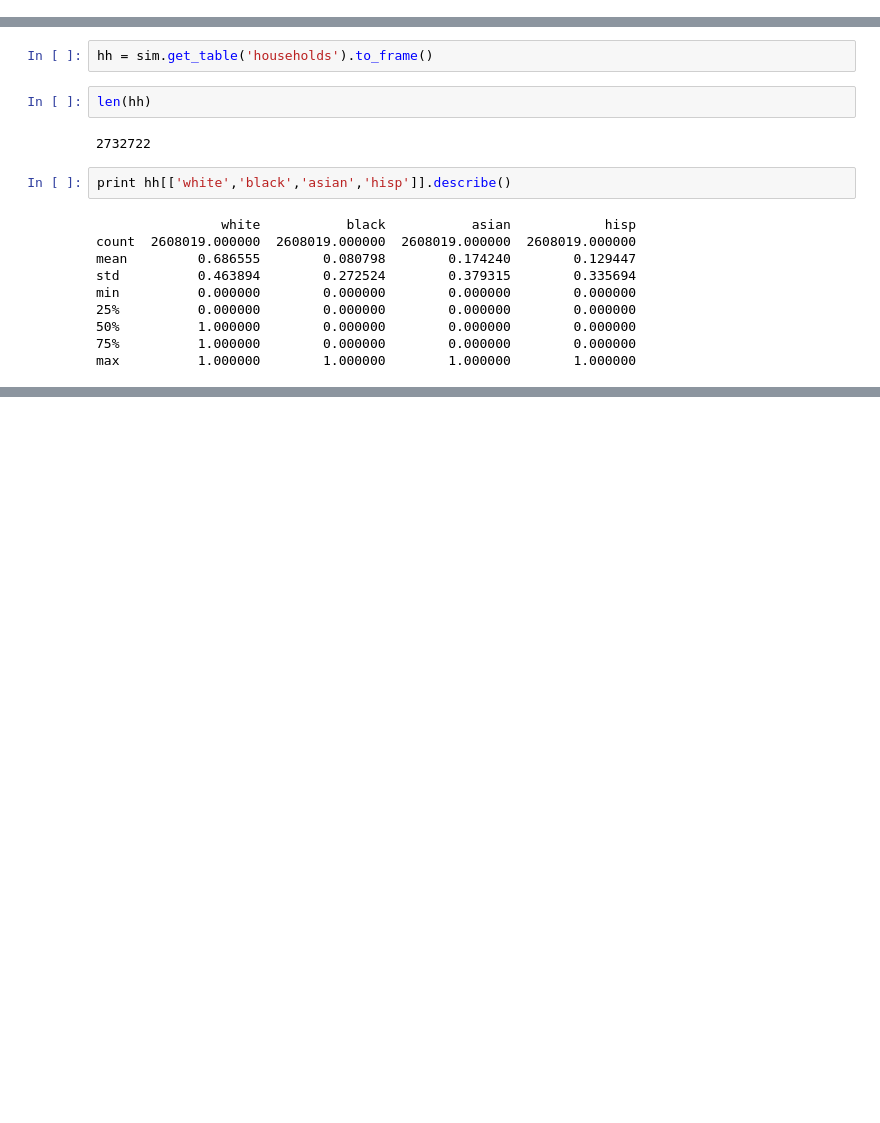
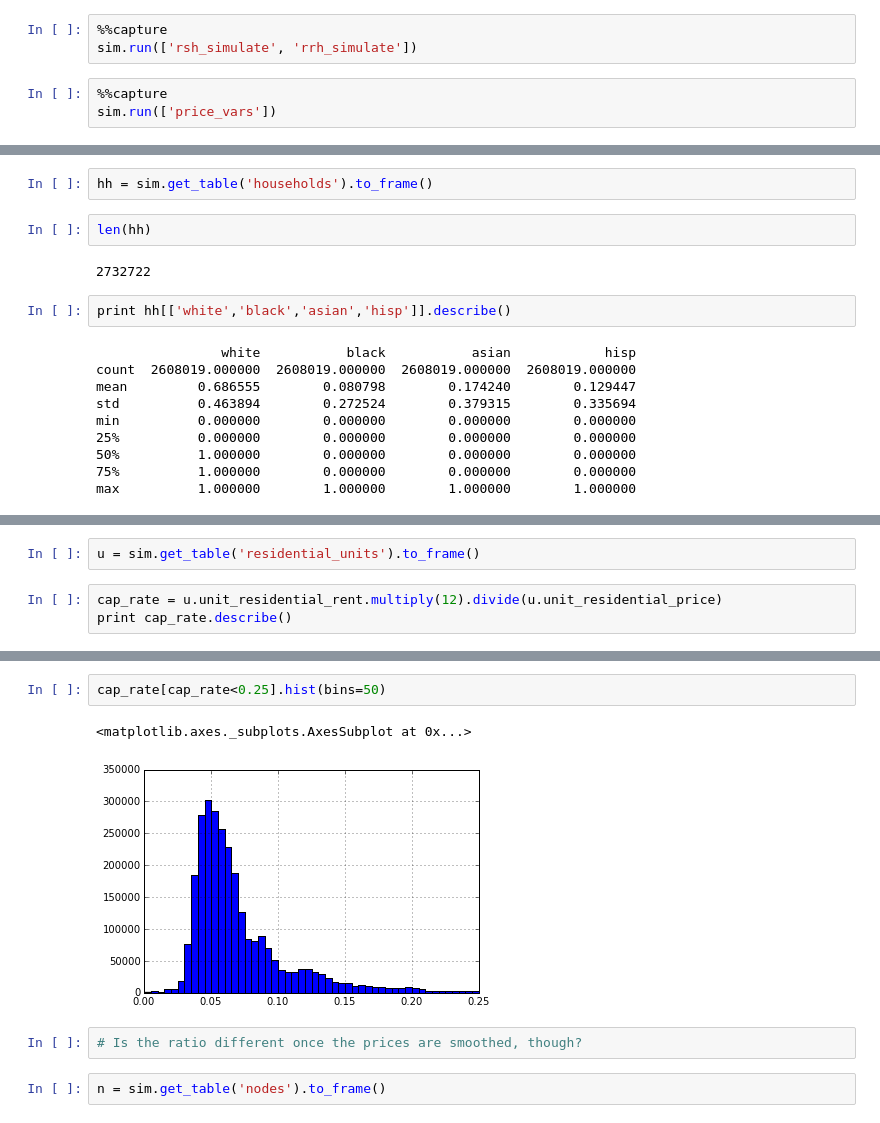
Before and after one commit to UDST/bayarea_urbansim, a Jupyter notebook: arb_notebooks/Data structure diagnostics.ipynb, the cells around one changed output, grey strips where cells are left out. Drawn from its saved outputs; the diff is of its cells as text; blank space fills up the shorter version.

```diff
--- a/arb_notebooks/Data structure diagnostics.ipynb
+++ b/arb_notebooks/Data structure diagnostics.ipynb
@@ -22,3 +24,9 @@ sim.run(["neighborhood_vars"]);
+# %%
+%%capture
+sim.run(['rsh_simulate', 'rrh_simulate'])
+# %%
+%%capture
+sim.run(['price_vars'])
 # %% [markdown]
 ## List tables and columns
 # %%
@@ -154,0 +166,5 @@ max          1.000000        1.000000        1.000000        1.000000
+# %%
+u = sim.get_table('residential_units').to_frame()
+# %%
+cap_rate = u.unit_residential_rent.multiply(12).divide(u.unit_residential_price)
+print cap_rate.describe()
@@ -154,0 +181,9 @@ max          1.000000        1.000000        1.000000        1.000000
+# %%
+cap_rate[cap_rate<0.25].hist(bins=50)
+# %% [output]
+<matplotlib.axes._subplots.AxesSubplot at 0x...>
+[figure, added]
+# %%
+# Is the ratio different once the prices are smoothed, though?
+# %%
+n = sim.get_table('nodes').to_frame()
```
Also changed, not shown: parts of 12 cells of this notebook, 8 other files.
